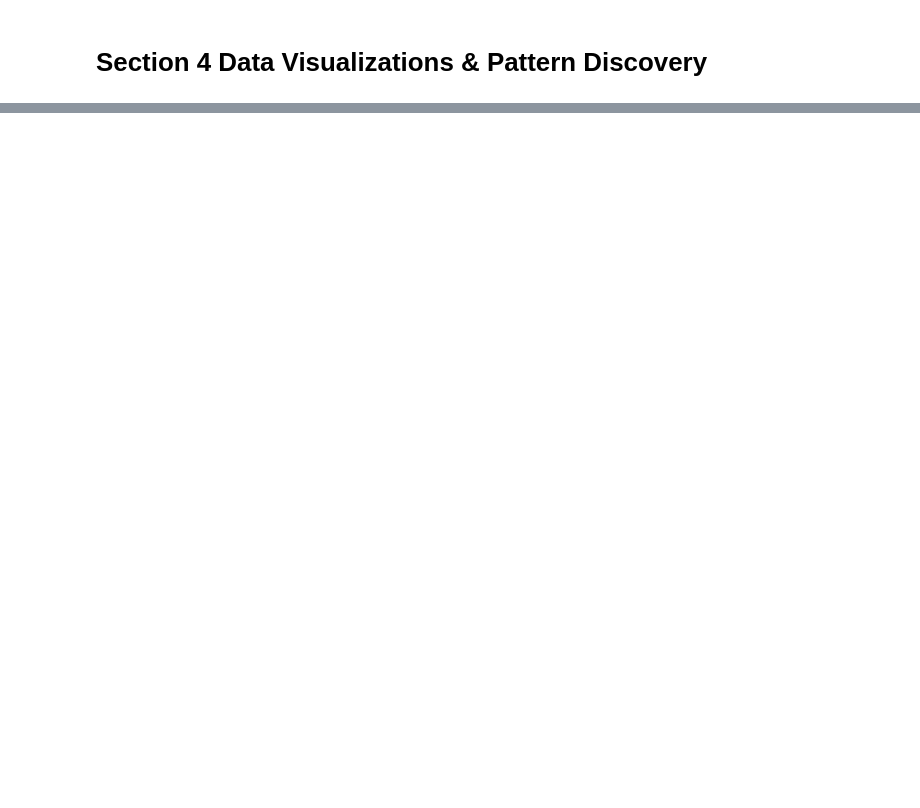
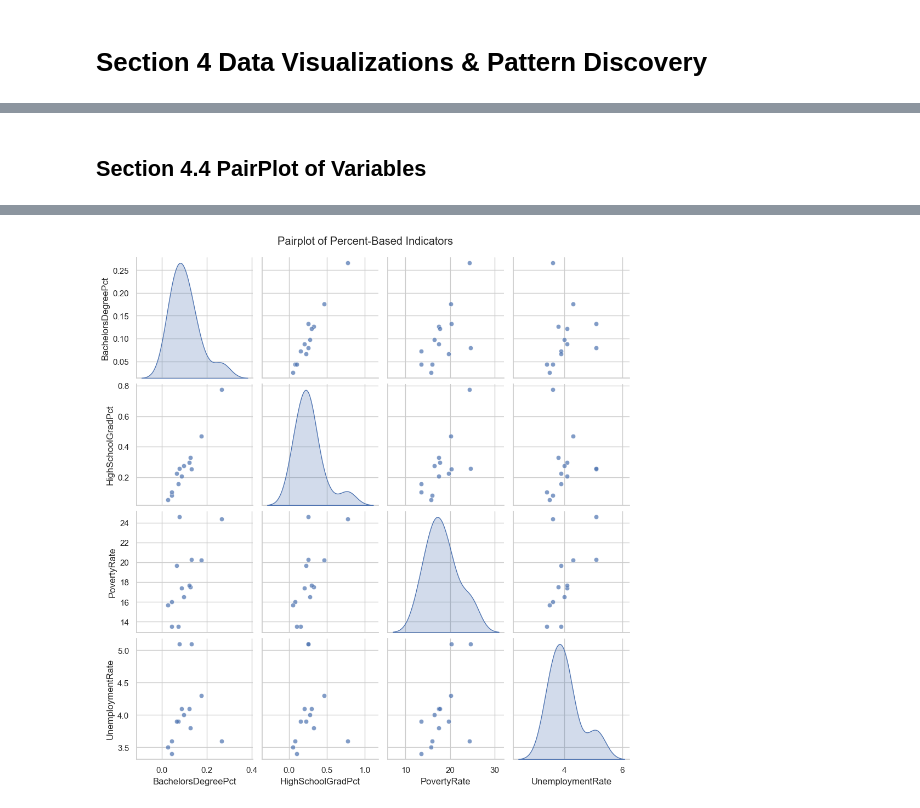
Before and after one commit to JBtallgrass/Ballard-Capstone-proj, a Jupyter notebook: capstone_analyticsv1.ipynb, the cells around one changed output, grey strips where cells are left out. Drawn from its saved outputs; the diff is of its cells as text; code cells hidden in the pictures; blank space fills up the shorter version.

```diff
--- a/capstone_analyticsv1.ipynb
+++ b/capstone_analyticsv1.ipynb
@@ -494,0 +771,14 @@ plt.show()
+# %% [markdown]
+## Section 4.4 PairPlot of Variables
+# %%
+# Section 4.6: Pairplot of All Percent-Based Variables
+sns.pairplot(df_nca_final.reset_index(), vars=[
+    'BachelorsDegreePct', 'HighSchoolGradPct', 'PovertyRate', 'UnemploymentRate'
+], kind='scatter', diag_kind='kde', plot_kws={'alpha': 0.7})
+
+plt.suptitle("Pairplot of Percent-Based Indicators", y=1.02)
+filename = "section4_6_pairplot_indicators.png"
+plt.savefig(image_dir / filename, dpi=300, bbox_inches='tight')
+logging.info(f"[Section 4.6] Saved: {filename}")
+plt.show()
+# %% [output]
@@ -494,0 +786 @@ plt.show()
+[figure, added]
```
Also changed, not shown: parts of 26 cells of this notebook, 15 other files.
